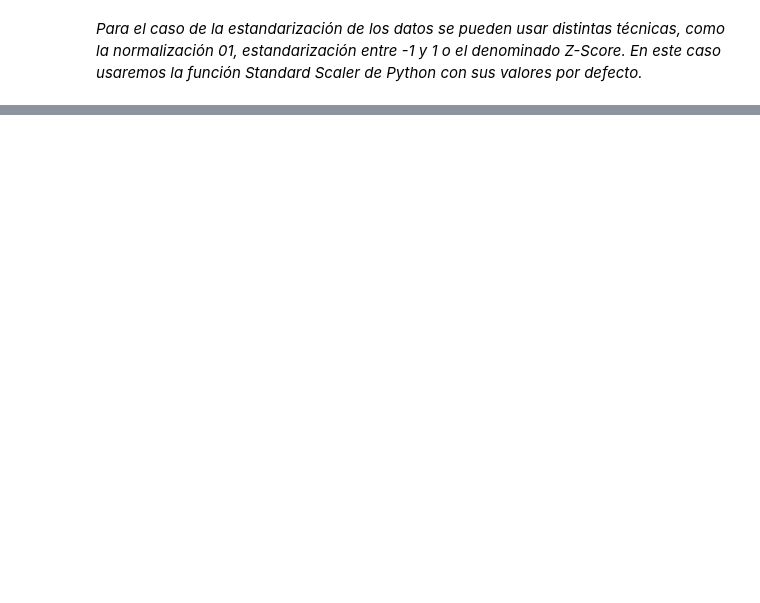
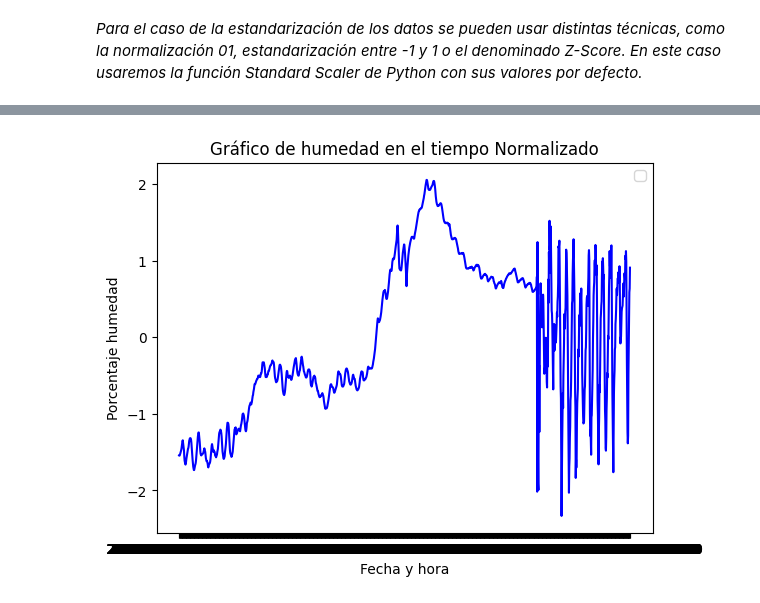
Before and after one commit to Cordero27/Minor-Machine-Learning, a Jupyter notebook: Analisis Dataset Memoria.ipynb, the cells around one changed output, grey strips where cells are left out. Saved outputs shown, nothing was run; the diff lists cells and outputs as text; code cells hidden in the pictures; blank space fills up the shorter version.

```diff
--- a/Analisis Dataset Memoria.ipynb
+++ b/Analisis Dataset Memoria.ipynb
@@ -383,0 +379,15 @@ weight['weight'] = ss.fit_transform(weight[['weight']])
+# %%
+# Crear una figura y un eje
+fig, ax = plt.subplots()
+
+# Dibujar las líneas y cambiar sus colores
+ax.plot(humidity['timestamp'], humidity['humidity'], color='blue')
+# Configurar las etiquetas y el título
+ax.set_xlabel('Fecha y hora')
+ax.set_ylabel('Porcentaje humedad')
+ax.set_title('Gráfico de humedad en el tiempo Normalizado')
+ax.legend()
+
+# Mostrar el gráfico
+plt.show()
+# %% [output]
@@ -383,0 +395 @@ weight['weight'] = ss.fit_transform(weight[['weight']])
+[figure, added]
```
Also changed, not shown: parts of 13 cells of this notebook.
